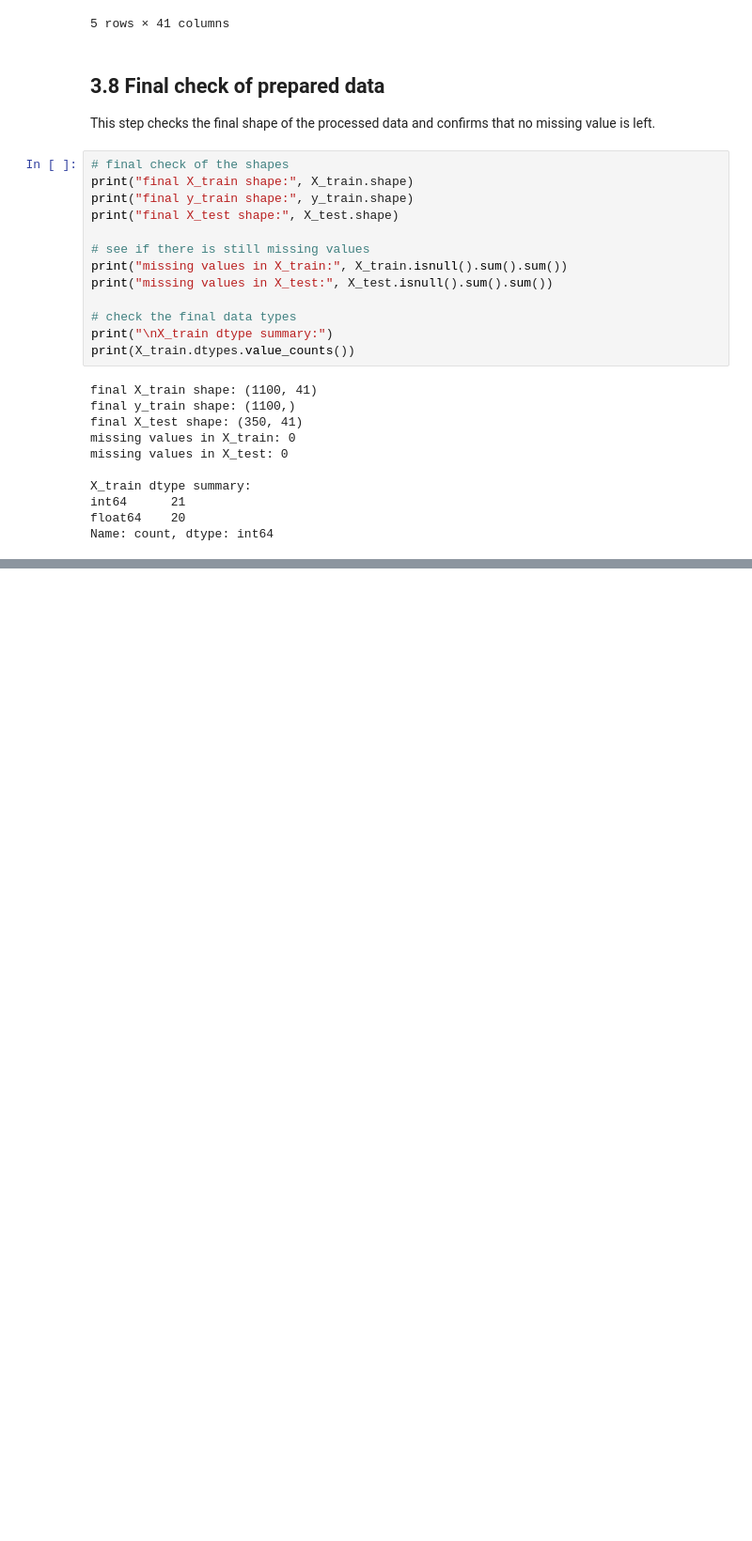
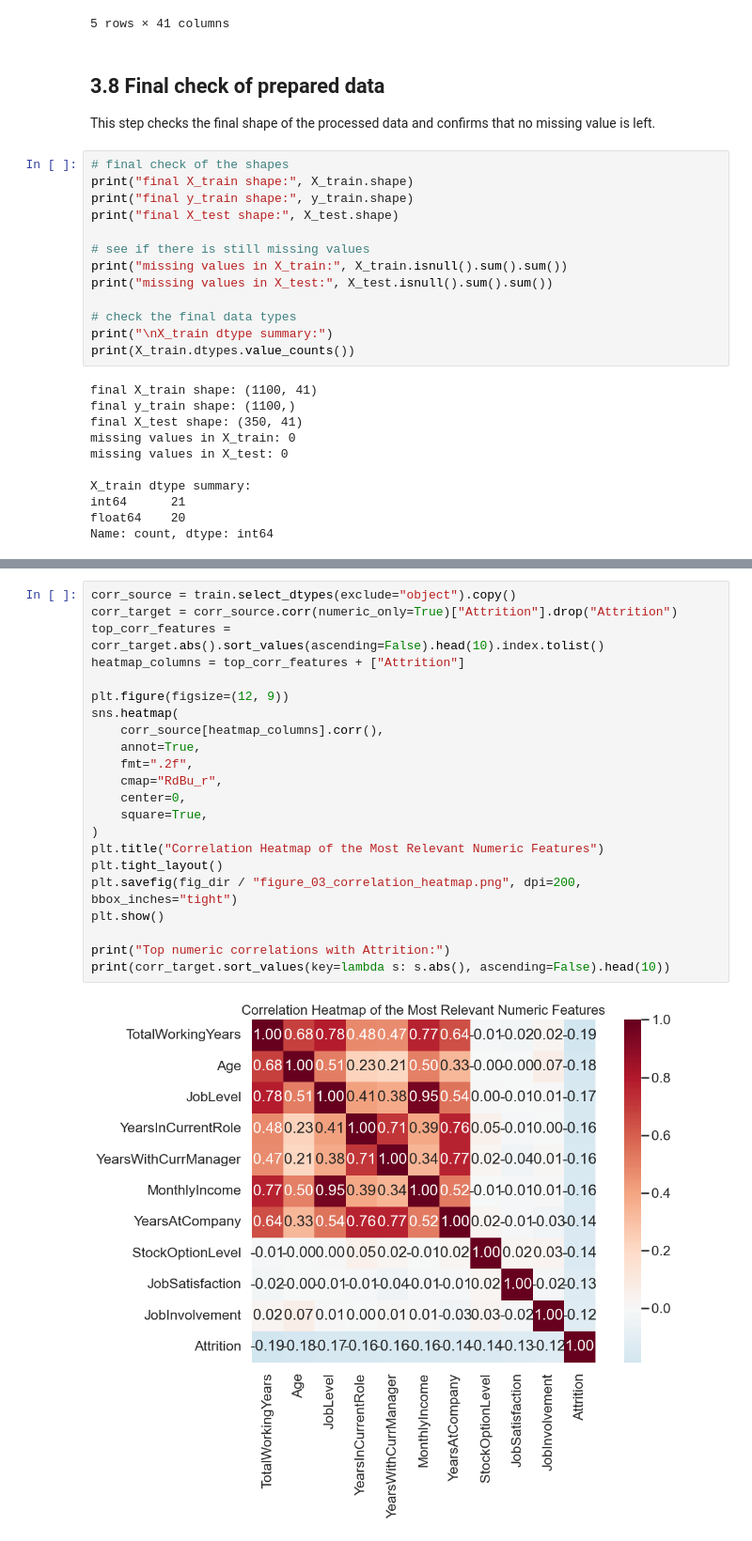
Before and after one commit to hansu650/Big-Data-Homework, a Jupyter notebook: 实验一/实验一.ipynb, the cells around one changed output, grey strips where cells are left out. Shown at 94% size. Cells and saved outputs as stored; diff of their text form; blank space fills up the shorter version.

```diff
--- a/实验一/实验一.ipynb
+++ b/实验一/实验一.ipynb
@@ -326,0 +478,24 @@ One more thing became clearer after I linked this notebook to Experiment 2. The
+# %%
+corr_source = train.select_dtypes(exclude="object").copy()
+corr_target = corr_source.corr(numeric_only=True)["Attrition"].drop("Attrition")
+top_corr_features = corr_target.abs().sort_values(ascending=False).head(10).index.tolist()
+heatmap_columns = top_corr_features + ["Attrition"]
+
+plt.figure(figsize=(12, 9))
+sns.heatmap(
+    corr_source[heatmap_columns].corr(),
+    annot=True,
+    fmt=".2f",
+    cmap="RdBu_r",
+    center=0,
+    square=True,
+)
+plt.title("Correlation Heatmap of the Most Relevant Numeric Features")
+plt.tight_layout()
+plt.savefig(fig_dir / "figure_03_correlation_heatmap.png", dpi=200, bbox_inches="tight")
+plt.show()
+
+print("Top numeric correlations with Attrition:")
+print(corr_target.sort_values(key=lambda s: s.abs(), ascending=False).head(10))
+# %% [output]
+[figure, added]
```
Also changed, not shown: parts of 19 cells of this notebook, 13 other files.
